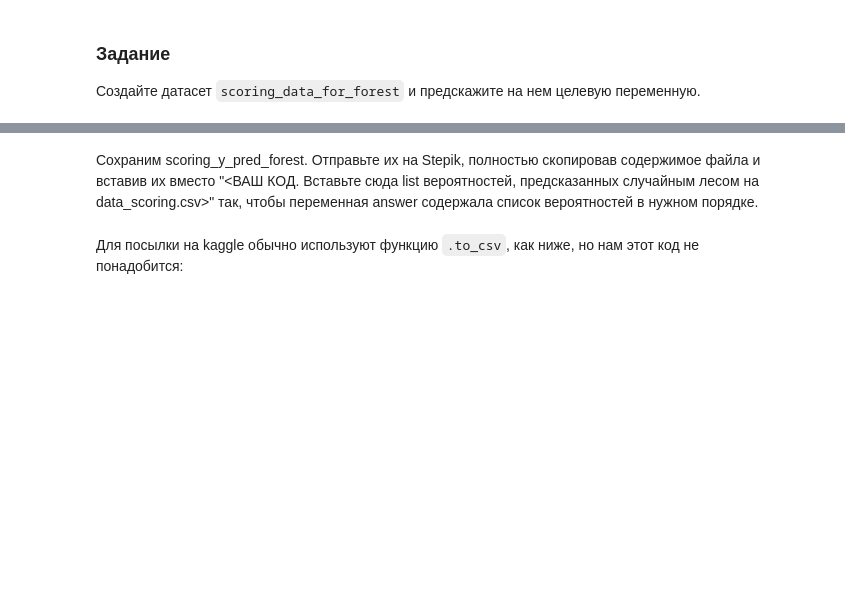
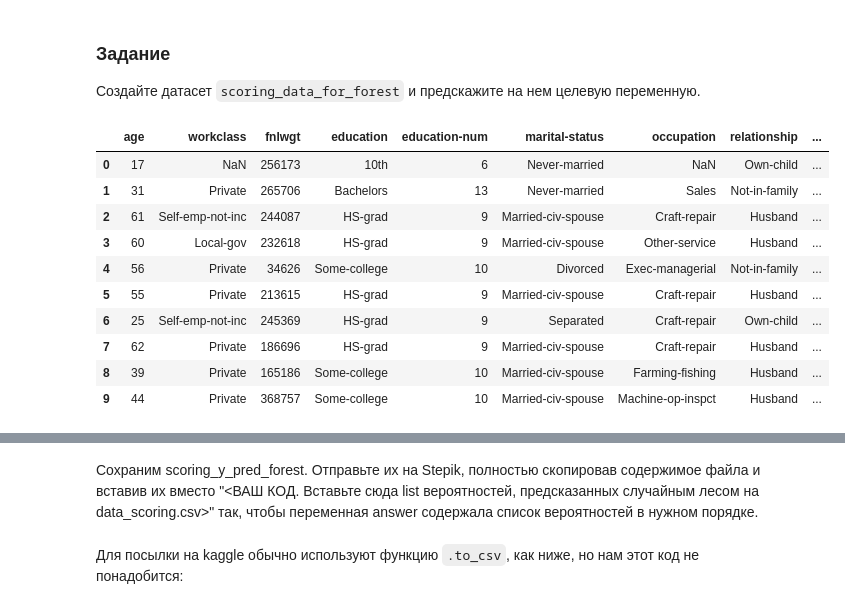
Before and after one commit to 05-515/-, a Jupyter notebook: 20_1_hw_ensembles.ipynb, the cells around one changed output, grey strips where cells are left out. Cells and saved outputs as stored; diff of their text form; code cells hidden in the pictures; blank space fills up the shorter version.

```diff
--- a/20_1_hw_ensembles.ipynb
+++ b/20_1_hw_ensembles.ipynb
@@ -213,0 +303,26 @@ scoring_y_pred_forest = #ВАШ КОД
+# %%
+scoring_data = pd.read_csv('C:/Users/030110/Downloads/data_scoring.csv')
+scoring_data[scoring_data == '?'] = np.nan
+scoring_real_columns = scoring_data.select_dtypes(include=['float64', 'int64']).columns.tolist()
+scoring_real_data = scoring_data[scoring_real_columns]
+scoring_cat_columns = scoring_data.select_dtypes(include=['object', 'category','string']).columns.tolist()
+scoring_cat_data = scoring_data[cat_columns]
+scoring_df = pd.DataFrame(scoring_data)
+scoring_ohe = OneHotEncoder(handle_unknown='ignore', sparse=False)
+scoring_one_hot_data = scoring_ohe.fit_transform(scoring_df)#ВАШ КОД. Выделите one-hot признаки. Используйте метод fit_transform
+scoring_one_hot_data = pd.DataFrame(scoring_one_hot_data, index=scoring_cat_data.index)
+scoring_data_for_forest = pd.concat([scoring_real_data, scoring_one_hot_data], axis='columns')
+#scoring_data_for_forest = #ВАШ КОД
+#scoring_y_pred_forest = #ВАШ КОД
+# %% [output]
+|  | age | workclass | fnlwgt | education | education-num | marital-status | occupation | relationship | ... |
+| 0 | 17 | NaN | 256173 | 10th | 6 | Never-married | NaN | Own-child | ... |
+| 1 | 31 | Private | 265706 | Bachelors | 13 | Never-married | Sales | Not-in-family | ... |
+| 2 | 61 | Self-emp-not-inc | 244087 | HS-grad | 9 | Married-civ-spouse | Craft-repair | Husband | ... |
+| 3 | 60 | Local-gov | 232618 | HS-grad | 9 | Married-civ-spouse | Other-service | Husband | ... |
+| 4 | 56 | Private | 34626 | Some-college | 10 | Divorced | Exec-managerial | Not-in-family | ... |
+| 5 | 55 | Private | 213615 | HS-grad | 9 | Married-civ-spouse | Craft-repair | Husband | ... |
+| 6 | 25 | Self-emp-not-inc | 245369 | HS-grad | 9 | Separated | Craft-repair | Own-child | ... |
+| 7 | 62 | Private | 186696 | HS-grad | 9 | Married-civ-spouse | Craft-repair | Husband | ... |
+| 8 | 39 | Private | 165186 | Some-college | 10 | Married-civ-spouse | Farming-fishing | Husband | ... |
+| 9 | 44 | Private | 368757 | Some-college | 10 | Married-civ-spouse | Machine-op-inspct | Husband | ... |
```
Also changed, not shown: parts of 25 cells of this notebook, 1 other file.
